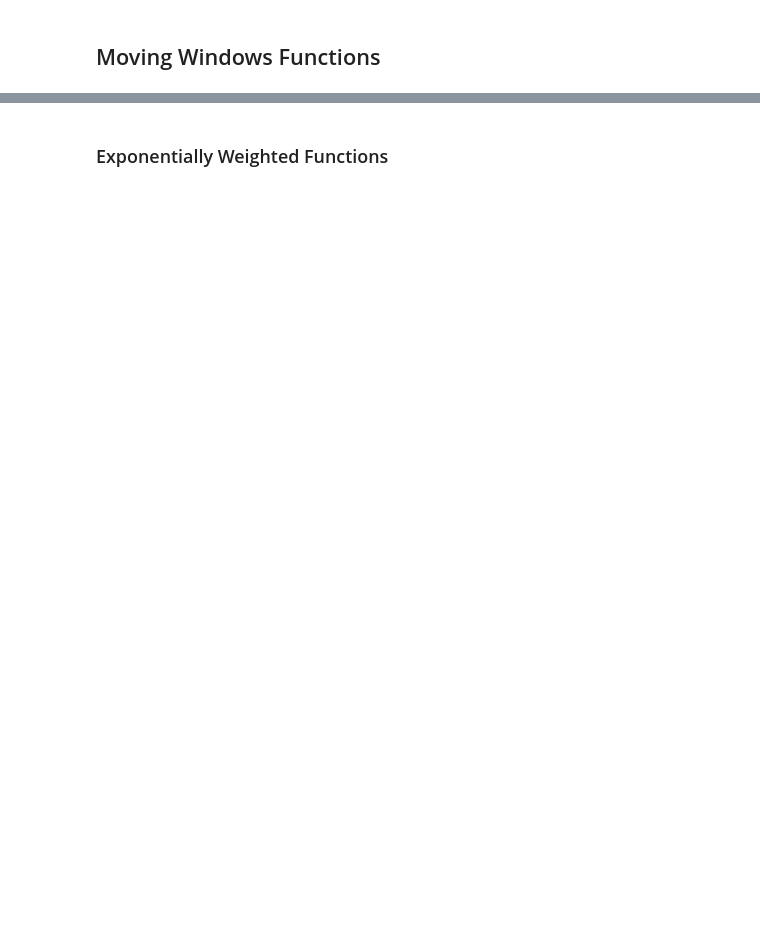
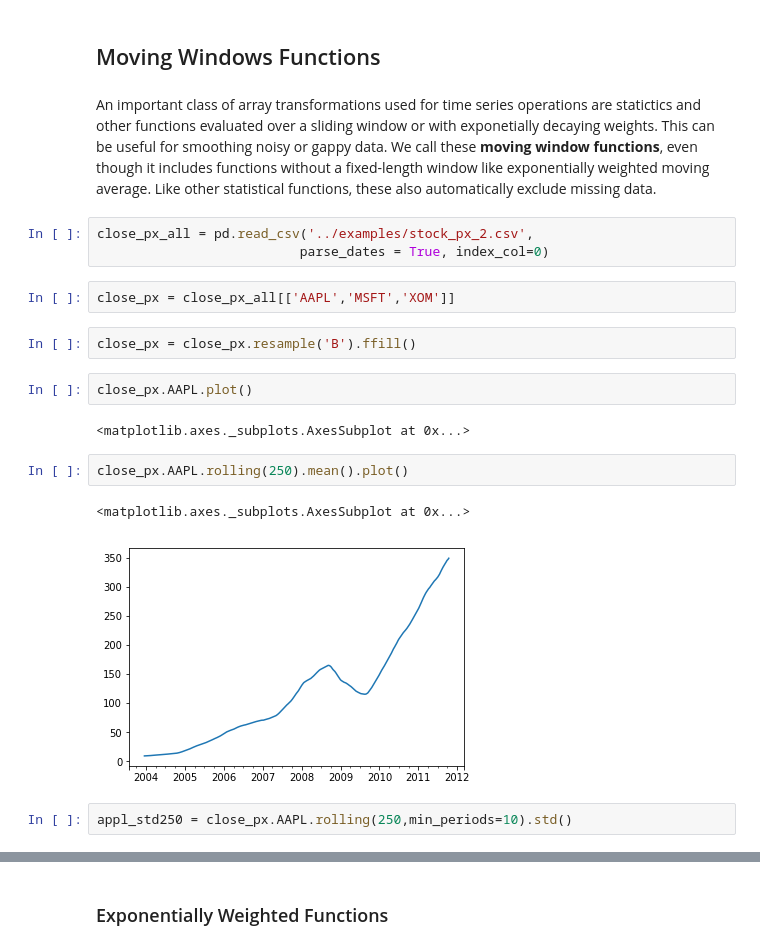
Before and after one commit to UlrikeBoehm/PythonDataAnalysis, a Jupyter notebook: 11_TimeSeries/TimeSeries.ipynb, the cells around one changed output, grey strips where cells are left out. Cells and saved outputs as stored; diff of their text form; blank space fills up the shorter version.

```diff
--- a/11_TimeSeries/TimeSeries.ipynb
+++ b/11_TimeSeries/TimeSeries.ipynb
@@ -1286,2 +1319,22 @@ annual_frame
 # %% [markdown]
 ## Moving Windows Functions
+# %% [markdown]
+An important class of array transformations used for time series operations are statictics and other functions evaluated over a sliding window or with exponetially decaying weights. This can be useful for smoothing noisy or gappy data. We call these __moving window functions__, even though it includes functions without a fixed-length window like exponentially weighted moving average. Like other statistical functions, these also automatically exclude missing data.
+# %%
+close_px_all = pd.read_csv('../examples/stock_px_2.csv',
+                          parse_dates = True, index_col=0)
+# %%
+close_px = close_px_all[['AAPL','MSFT','XOM']]
+# %%
+close_px = close_px.resample('B').ffill()
+# %%
+close_px.AAPL.plot()
+# %% [output]
+<matplotlib.axes._subplots.AxesSubplot at 0x...>
+# %%
+close_px.AAPL.rolling(250).mean().plot()
+# %% [output]
+<matplotlib.axes._subplots.AxesSubplot at 0x...>
+[figure, added]
+# %%
+appl_std250 = close_px.AAPL.rolling(250,min_periods=10).std()
```
Also changed, not shown: parts of 25 cells of this notebook.
